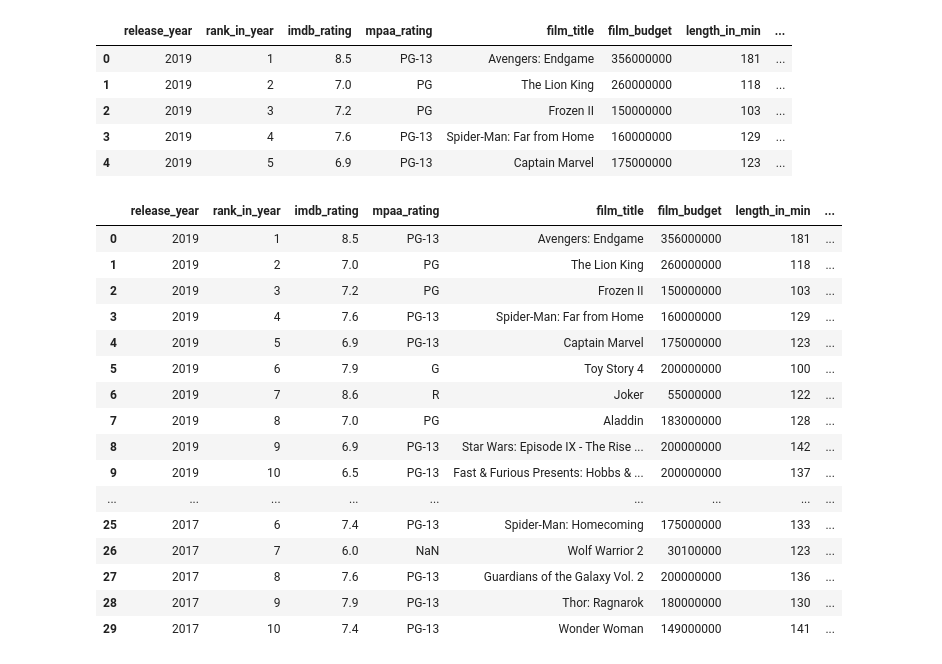
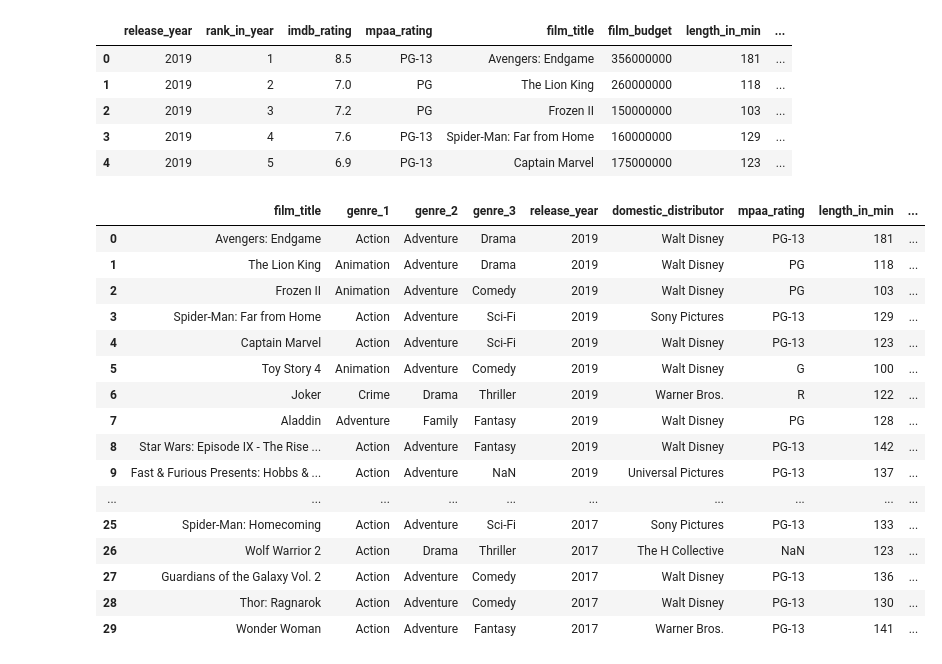
Before and after one commit to m-coldewe/about-movies, a Jupyter notebook: movies.ipynb, the cells around one changed output. Drawn from its saved outputs; the diff is of its cells as text; code cells hidden in the pictures.

```diff
--- a/movies.ipynb
+++ b/movies.ipynb
@@ -82,23 +82,44 @@ movie_data.head()
 # %%
 movie_data['genre_2'] = movie_data['genre_2'].replace({'Music':'Musical','romance':'Romance'})
 movie_data['genre_3'] = movie_data['genre_3'].replace({'Music':'Musical'})
+# %%
+movie_data['worldwide_profit'] = movie_data['worldwide_gross'] - movie_data['film_budget']
+movie_data['domestic_profit'] = movie_data['domestic_gross'] - movie_data['film_budget']
+# %%
+movie_data = movie_data[['film_title',
+                         'genre_1',
+                         'genre_2',
+                         'genre_3',
+                         'release_year',
+                         'domestic_distributor',
+                         'mpaa_rating',
+                         'length_in_min',
+                         'imdb_rating',
+                         'film_budget',
+                         'domestic_gross',
+                         'domestic_profit',
+                         'worldwide_gross',
+                         'worldwide_profit',
+                         'rank_in_year'
+                         ]]
+movie_data.rename(columns={'rank_in_year':'rank_year_ww_gross'}, inplace=True)
 # %%
-movie_data.head(30)
+movie_data.head()
 # %% [output]
-|  | release_year | rank_in_year | imdb_rating | mpaa_rating | film_title | film_budget | length_in_min | ... |
-| 0 | 2019 | 1 | 8.5 | PG-13 | Avengers: Endgame | 356000000 | 181 | ... |
-| 1 | 2019 | 2 | 7.0 | PG | The Lion King | 260000000 | 118 | ... |
-| 2 | 2019 | 3 | 7.2 | PG | Frozen II | 150000000 | 103 | ... |
-| 3 | 2019 | 4 | 7.6 | PG-13 | Spider-Man: Far from Home | 160000000 | 129 | ... |
-| 4 | 2019 | 5 | 6.9 | PG-13 | Captain Marvel | 175000000 | 123 | ... |
-| 5 | 2019 | 6 | 7.9 | G | Toy Story 4 | 200000000 | 100 | ... |
-| 6 | 2019 | 7 | 8.6 | R | Joker | 55000000 | 122 | ... |
-| 7 | 2019 | 8 | 7.0 | PG | Aladdin | 183000000 | 128 | ... |
-| 8 | 2019 | 9 | 6.9 | PG-13 | Star Wars: Episode IX - The Rise ... | 200000000 | 142 | ... |
-| 9 | 2019 | 10 | 6.5 | PG-13 | Fast & Furious Presents: Hobbs & ... | 200000000 | 137 | ... |
-| ... | ... | ... | ... | ... | ... | ... | ... | ... |
-| 25 | 2017 | 6 | 7.4 | PG-13 | Spider-Man: Homecoming | 175000000 | 133 | ... |
-| 26 | 2017 | 7 | 6.0 | NaN | Wolf Warrior 2 | 30100000 | 123 | ... |
-| 27 | 2017 | 8 | 7.6 | PG-13 | Guardians of the Galaxy Vol. 2 | 200000000 | 136 | ... |
-| 28 | 2017 | 9 | 7.9 | PG-13 | Thor: Ragnarok | 180000000 | 130 | ... |
-| 29 | 2017 | 10 | 7.4 | PG-13 | Wonder Woman | 149000000 | 141 | ... |
+|  | film_title | genre_1 | genre_2 | genre_3 | release_year | domestic_distributor | mpaa_rating | length_in_min | ... |
+| 0 | Avengers: Endgame | Action | Adventure | Drama | 2019 | Walt Disney | PG-13 | 181 | ... |
+| 1 | The Lion King | Animation | Adventure | Drama | 2019 | Walt Disney | PG | 118 | ... |
+| 2 | Frozen II | Animation | Adventure | Comedy | 2019 | Walt Disney | PG | 103 | ... |
+| 3 | Spider-Man: Far from Home | Action | Adventure | Sci-Fi | 2019 | Sony Pictures | PG-13 | 129 | ... |
+| 4 | Captain Marvel | Action | Adventure | Sci-Fi | 2019 | Walt Disney | PG-13 | 123 | ... |
+| 5 | Toy Story 4 | Animation | Adventure | Comedy | 2019 | Walt Disney | G | 100 | ... |
+| 6 | Joker | Crime | Drama | Thriller | 2019 | Warner Bros. | R | 122 | ... |
+| 7 | Aladdin | Adventure | Family | Fantasy | 2019 | Walt Disney | PG | 128 | ... |
+| 8 | Star Wars: Episode IX - The Rise ... | Action | Adventure | Fantasy | 2019 | Walt Disney | PG-13 | 142 | ... |
+| 9 | Fast & Furious Presents: Hobbs & ... | Action | Adventure | NaN | 2019 | Universal Pictures | PG-13 | 137 | ... |
+| ... | ... | ... | ... | ... | ... | ... | ... | ... | ... |
+| 25 | Spider-Man: Homecoming | Action | Adventure | Sci-Fi | 2017 | Sony Pictures | PG-13 | 133 | ... |
+| 26 | Wolf Warrior 2 | Action | Drama | Thriller | 2017 | The H Collective | NaN | 123 | ... |
+| 27 | Guardians of the Galaxy Vol. 2 | Action | Adventure | Comedy | 2017 | Walt Disney | PG-13 | 136 | ... |
+| 28 | Thor: Ragnarok | Action | Adventure | Comedy | 2017 | Walt Disney | PG-13 | 130 | ... |
+| 29 | Wonder Woman | Action | Adventure | Fantasy | 2017 | Warner Bros. | PG-13 | 141 | ... |
```
